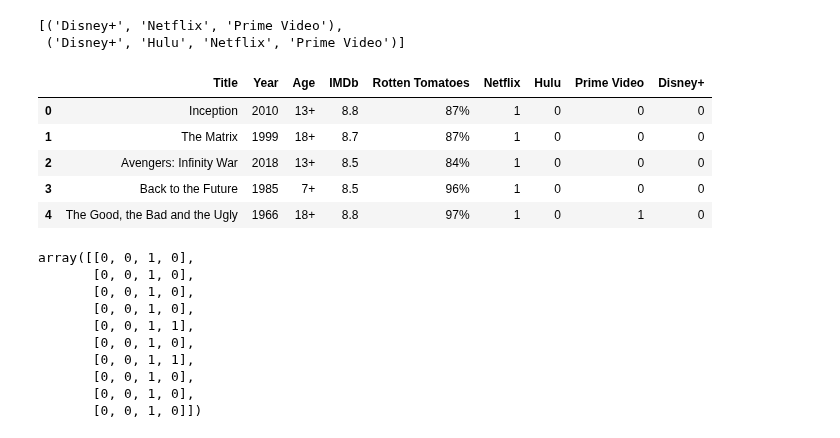
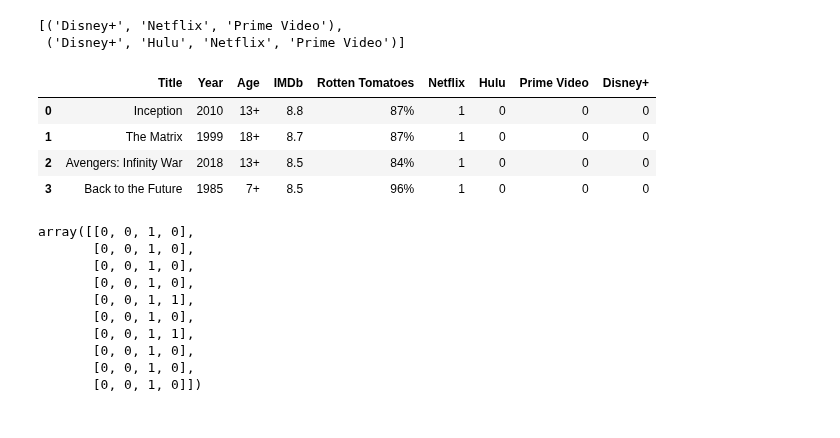
Before and after one commit to pNatTueku/ml_learning_with_ajprasertcbs, a Jupyter notebook: notebooks/preprocessing_combine_onehot_columns.ipynb, the cells around one changed output. Saved outputs shown, nothing was run; the diff lists cells and outputs as text; code cells hidden in the pictures.

```diff
--- a/notebooks/preprocessing_combine_onehot_columns.ipynb
+++ b/notebooks/preprocessing_combine_onehot_columns.ipynb
@@ -161,14 +169,13 @@ mlb.inverse_transform(g) # get list of Tuple
 [('Disney+', 'Netflix', 'Prime Video'),
  ('Disney+', 'Hulu', 'Netflix', 'Prime Video')]
 # %%
-df.head(5)
+df.head(4)
 # %% [output]
 |  | Title | Year | Age | IMDb | Rotten Tomatoes | Netflix | Hulu | Prime Video | Disney+ |
 | 0 | Inception | 2010 | 13+ | 8.8 | 87% | 1 | 0 | 0 | 0 |
 | 1 | The Matrix | 1999 | 18+ | 8.7 | 87% | 1 | 0 | 0 | 0 |
 | 2 | Avengers: Infinity War | 2018 | 13+ | 8.5 | 84% | 1 | 0 | 0 | 0 |
 | 3 | Back to the Future | 1985 | 7+ | 8.5 | 96% | 1 | 0 | 0 | 0 |
-| 4 | The Good, the Bad and the Ugly | 1966 | 18+ | 8.8 | 97% | 1 | 0 | 1 | 0 |
 # %%
 df[dummy_cols].to_numpy()[:10] # show 10 rows
 # %% [output]
```
Also changed, not shown: parts of 6 cells of this notebook.
